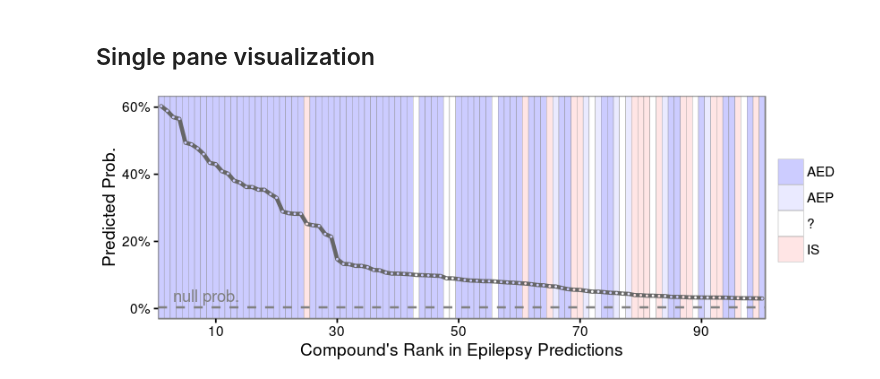
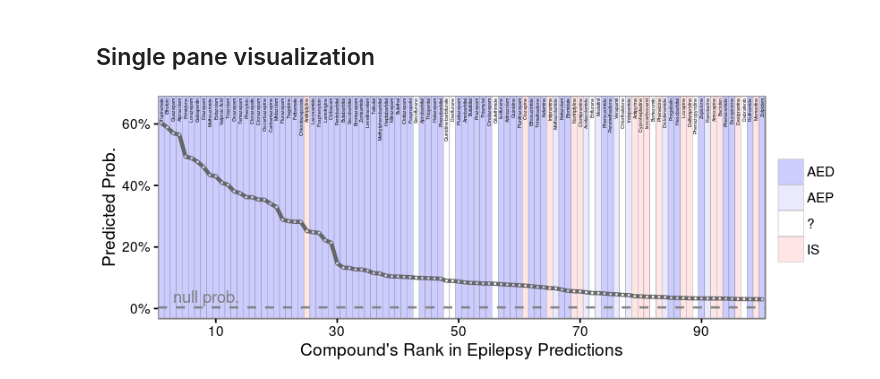
Before and after one commit to dhimmel/rephetio, a Jupyter notebook: epilepsy/repilepsy.ipynb, the cells around one changed output. Drawn from its saved outputs; the diff is of its cells as text; code cells hidden in the pictures.

Commit message:
Add compound names to simple epilepsy plot

```diff
--- a/epilepsy/repilepsy.ipynb
+++ b/epilepsy/repilepsy.ipynb
@@ -89,28 +89,30 @@ ggplot2::ggsave('figure/epilepsy.pdf', gg_epilepsy, width = w, height = h)
 # %%
 w = 7; h = 2.5
 
 color_map = c(AED='#ccccff', AEP='#eaeaff', '?'='#ffffff', IS='#ffe5e5')
 shape_map = c(AED='↑', AEP='↑', '?'='↕', IS='↓')
 
 options(repr.plot.width=w, repr.plot.height=h)
 gg_single_pane = window_df %>%
   ggplot2::ggplot(ggplot2::aes(x = disease_rank, y = prediction)) +
   ggplot2::geom_tile(ggplot2::aes(x = disease_rank, fill=status), width=1, height=Inf, color='#8c8c8c') +
+  ggplot2::geom_text(ggplot2::aes(label = name), y=0.684, angle=90, size=1.1, hjust=1, vjust=0.45) +
   ggplot2::geom_hline(yintercept = null_prob, size=0.7, linetype='dashed', color='#808080') +
   ggplot2::annotate('text', x=3, y=null_prob, color='#808080', label='null prob.', vjust=-0.4, hjust=0) +
   ggplot2::geom_line(size=1.3, lineend='round', color='#666666') +
   ggplot2::geom_point(ggplot2::aes(color=status), size=0.15) +
   hetior::theme_dhimmel() +
   ggplot2::scale_fill_manual(values=color_map, name=NULL, breaks=names(color_map)) +
   ggplot2::scale_color_manual(values=color_map, name=NULL, guide=F) +
   ggplot2::scale_x_continuous(breaks=seq(10, 90, 20), expand=c(0,0), name="Compound's Rank in Epilepsy Predictions") +
   ggplot2::scale_y_continuous(breaks=seq(.0, .6, .2), labels=scales::percent, name='Predicted Prob.') +
   ggplot2::expand_limits(y = 0) +
+  ggplot2::expand_limits(y = .658) +
   ggplot2::theme(plot.margin = grid::unit(c(2, 0, 2, 2), 'points'))
 
 gg_single_pane
 # %% [output]
-[figure, old version]
+[figure, new version]
 # %%
 ggplot2::ggsave('figure/epilepsy-single-pane.png', gg_single_pane, width = w, height = h, dpi=300)
 ggplot2::ggsave('figure/epilepsy-single-pane.pdf', gg_single_pane, width = w, height = h)
```
Also changed, not shown: 2 other files.
